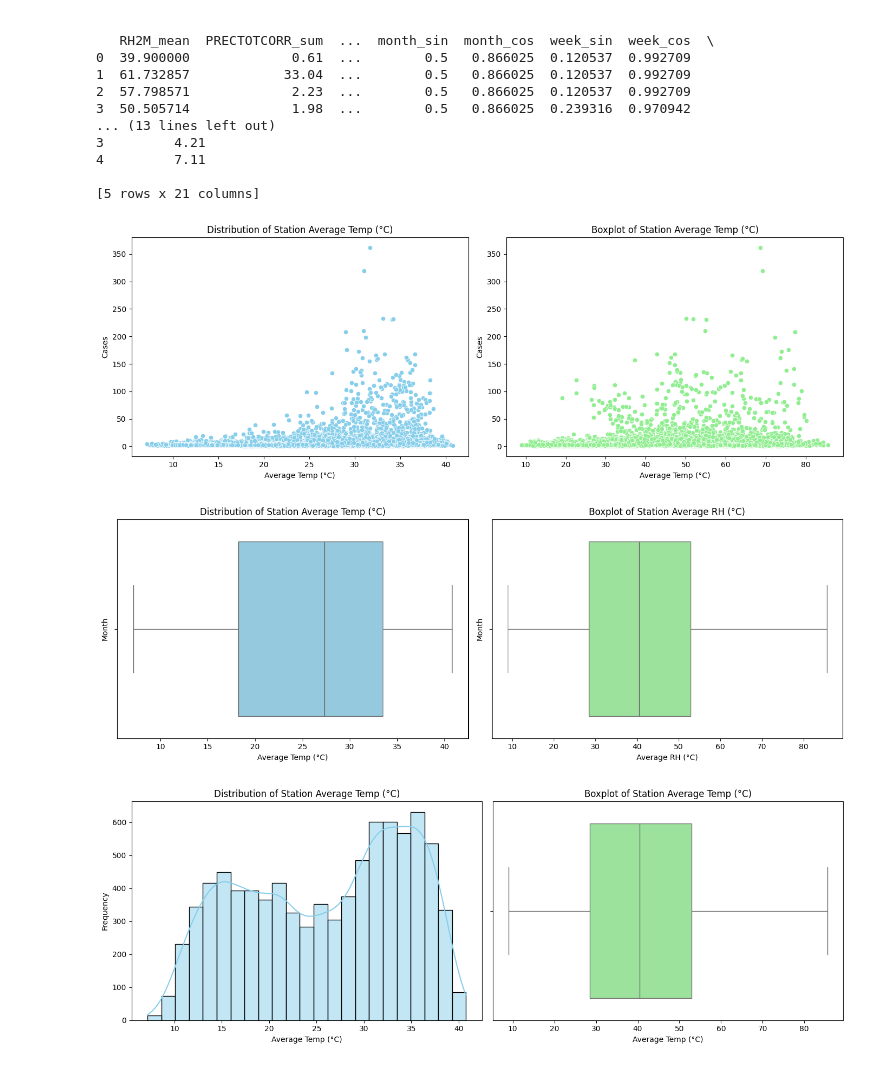
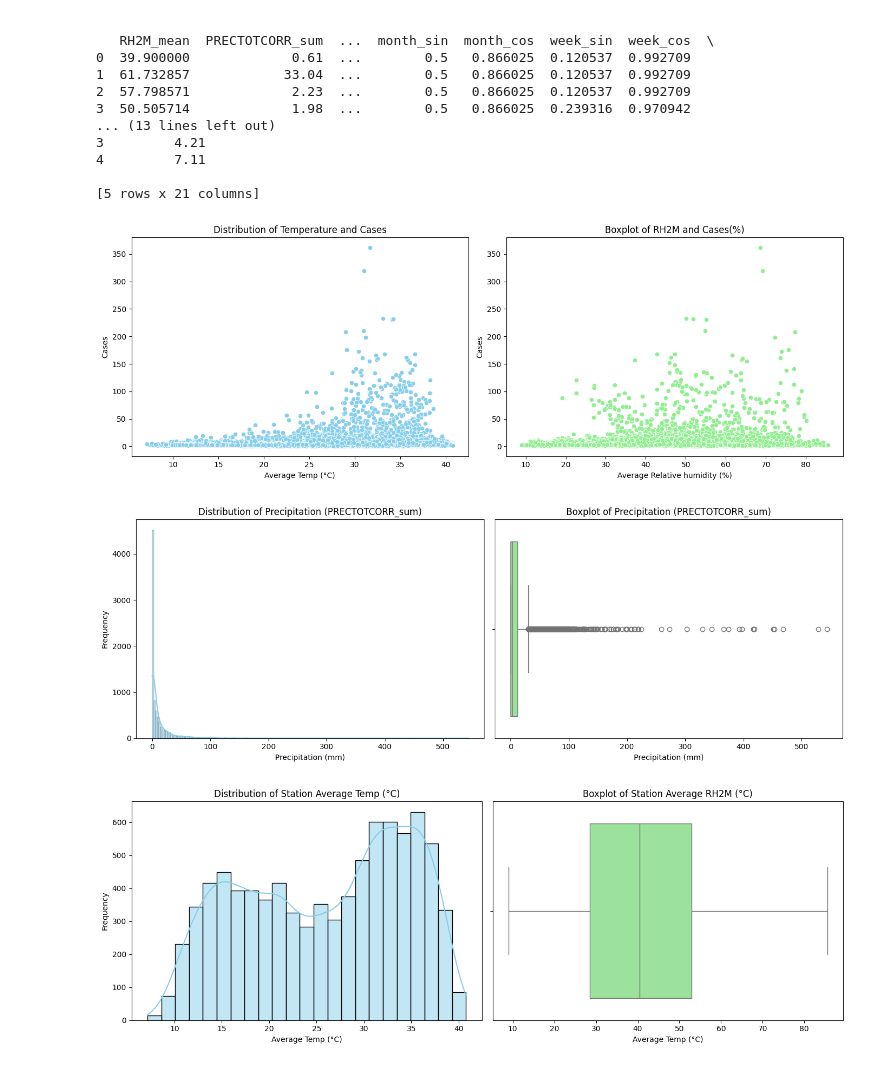
Before and after one commit to MuhammadAhmed1089/Dengue-Outbreak-Predictor, a Jupyter notebook: notebooks/data_visual.ipynb, the cells around one changed output. Saved outputs shown, nothing was run; the diff lists cells and outputs as text; code cells hidden in the pictures.

```diff
--- a/notebooks/data_visual.ipynb
+++ b/notebooks/data_visual.ipynb
@@ -30,37 +30,38 @@ fig, axes = plt.subplots(1, 2, figsize=(14, 5))
 
 # Histogram to check distribution and skewness
 sns.scatterplot(x=df['T2M_mean'], y=df['cases'], ax=axes[0], color='skyblue')
-axes[0].set_title('Distribution of Station Average Temp (°C)')
+axes[0].set_title('Distribution of Temperature and Cases')
 axes[0].set_xlabel('Average Temp (°C)')
 axes[0].set_ylabel('Cases')
 
 # Boxplot to identify outliers
 sns.scatterplot(x=df['RH2M_mean'], y=df['cases'], ax=axes[1], color='lightgreen')
-axes[1].set_title('Boxplot of Station Average Temp (°C)')
-axes[1].set_xlabel('Average Temp (°C)')
+axes[1].set_title('Boxplot of RH2M and Cases(%)')
+axes[1].set_xlabel('Average Relative humidity (%)')
 axes[1].set_ylabel('Cases')
 plt.tight_layout()
 plt.show()
 # %% [output]
-[figure, old version]
+[figure, new version]
 # %%
+
 fig, axes = plt.subplots(1, 2, figsize=(14, 5))
 
-# Histogram to check distribution and skewness
-sns.boxplot(x=df['T2M_mean'], ax=axes[0], color='skyblue')
-axes[0].set_title('Distribution of Station Average Temp (°C)')
-axes[0].set_xlabel('Average Temp (°C)')
-axes[0].set_ylabel('Month')
+# Histogram for PRECTOTCORR_sum
+sns.histplot(df['PRECTOTCORR_sum'], kde=True, ax=axes[0], color='skyblue')
+axes[0].set_title('Distribution of Precipitation (PRECTOTCORR_sum)')
+axes[0].set_xlabel('Precipitation (mm)')
+axes[0].set_ylabel('Frequency')
 
-# Boxplot to identify outliers
-sns.boxplot(x=df['RH2M_mean'], ax=axes[1], color='lightgreen')
-axes[1].set_title('Boxplot of Station Average RH (°C)')
-axes[1].set_xlabel('Average RH (°C)')
-axes[1].set_ylabel('Month')
+# Boxplot for PRECTOTCORR_sum (optional, side by side)
+sns.boxplot(x=df['PRECTOTCORR_sum'], ax=axes[1], color='lightgreen')
+axes[1].set_title('Boxplot of Precipitation (PRECTOTCORR_sum)')
+axes[1].set_xlabel('Precipitation (mm)')
+
 plt.tight_layout()
 plt.show()
 # %% [output]
-[figure, old version]
+[figure, new version]
 # %%
 fig, axes = plt.subplots(1, 2, figsize=(14, 5))
 
```
Also changed, not shown: parts of 2 cells of this notebook, 1 other file.
